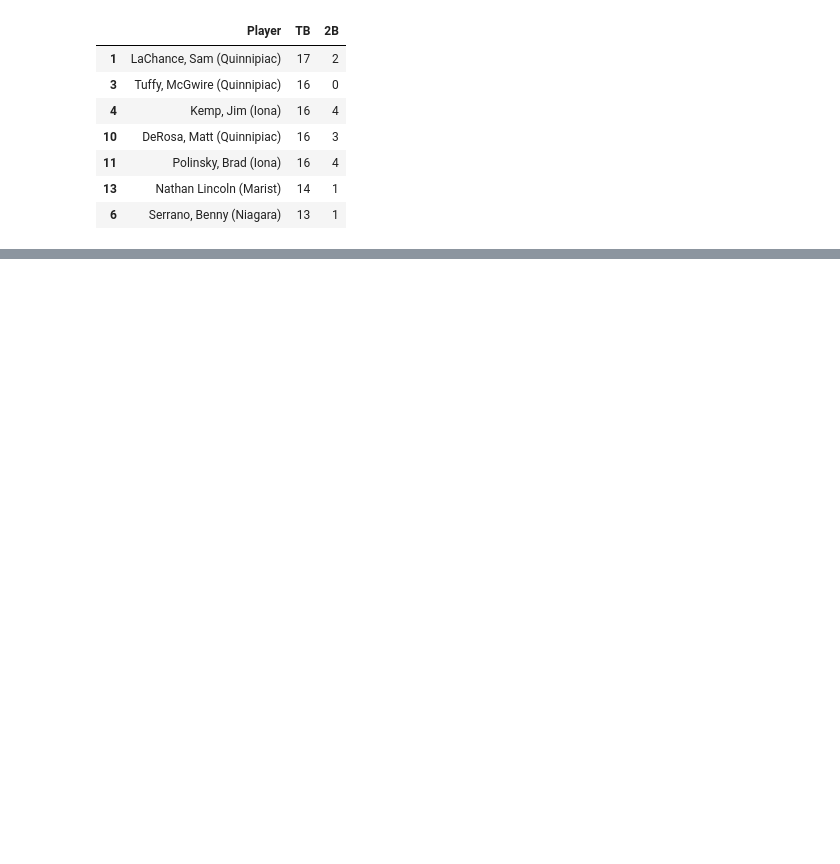
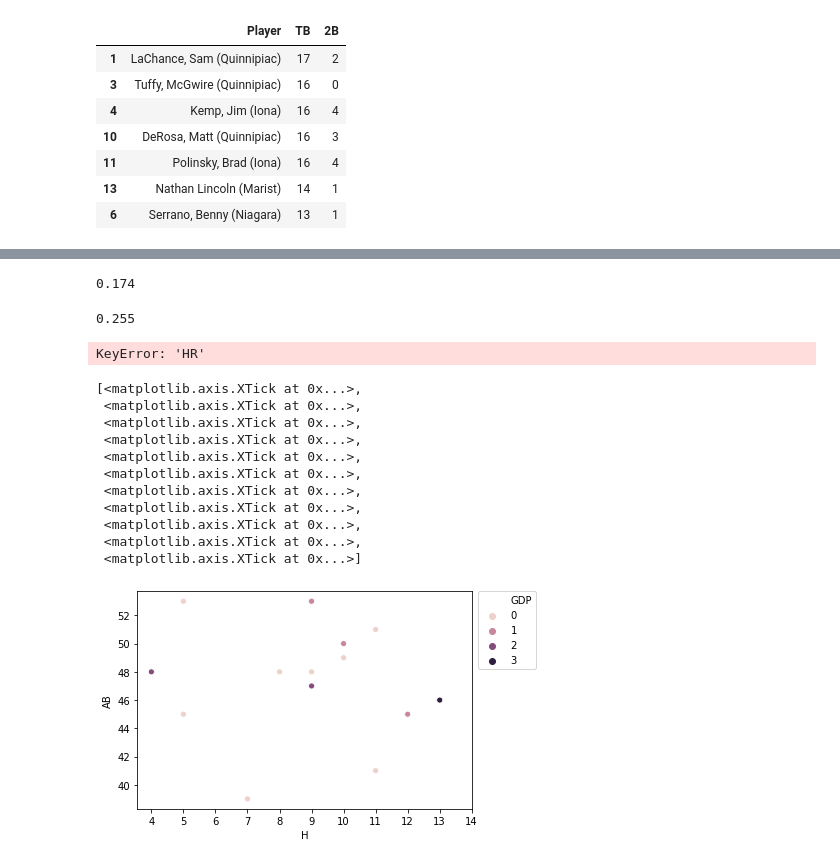
Before and after one commit to MicahlDeRosa/Baseball_stats, a Jupyter notebook: Untitled-1.ipynb, the cells around one changed output, grey strips where cells are left out. Drawn from its saved outputs; the diff is of its cells as text; code cells hidden in the pictures; blank space fills up the shorter version.

Commit message:
looking at more advanced stats

```diff
--- a/Untitled-1.ipynb
+++ b/Untitled-1.ipynb
@@ -235,0 +270,47 @@ df3_TB[['Player', 'TB', '2B']].head(7)
+# %%
+#looking at strike out rate
+#SO_Rate = SO / AB
+Matt_SO = df_3.loc[10].at['SO']
+Matt_AB = df_3.loc[10].at['AB']
+
+SO_Rate1 = Matt_SO/Matt_AB
+round(SO_Rate1, 3)
+# %% [output]
+0.174
+# %%
+#looking at strike out rate
+#SO_Rate = SO / AB
+Tuffy_SO = df_3.loc[3].at['SO']
+Tuffy_AB = df_3.loc[3].at['AB']
+
+SO_Rate2 = Tuffy_SO/Tuffy_AB
+round(SO_Rate2, 3)
+# %% [output]
+0.255
+# %%
+#looking at BABIP(the batting average on balls hit in play)
+#BABIP = (H – HR) / (AB – SO – HR)
+Matt_H = df_3.loc[10].at['H']
+Matt_HR = df_3.loc[10].at['HR']
+
+BABIP_matt = (Matt_H - Matt_HR) / (Matt_AB - Matt_SO - Matt_HR)
+# %% [output]
+KeyError: 'HR'
+# %%
+#Making a scatter plot to show H(Hits) VS. AB(At Bats)
+model_10 = sb.scatterplot(data=df_3, x = "H", y ='AB', hue='GDP')
+plt.legend(bbox_to_anchor=(1.02, 1), loc='upper left', borderaxespad=0)
+model_10.set_xticks(range(4,15))
+# %% [output]
+[<matplotlib.axis.XTick at 0x...>,
+ <matplotlib.axis.XTick at 0x...>,
+ <matplotlib.axis.XTick at 0x...>,
+ <matplotlib.axis.XTick at 0x...>,
+ <matplotlib.axis.XTick at 0x...>,
+ <matplotlib.axis.XTick at 0x...>,
+ <matplotlib.axis.XTick at 0x...>,
+ <matplotlib.axis.XTick at 0x...>,
+ <matplotlib.axis.XTick at 0x...>,
+ <matplotlib.axis.XTick at 0x...>,
+ <matplotlib.axis.XTick at 0x...>]
+[figure, added]
```
Also changed, not shown: parts of 8 cells of this notebook, 1 other file.
